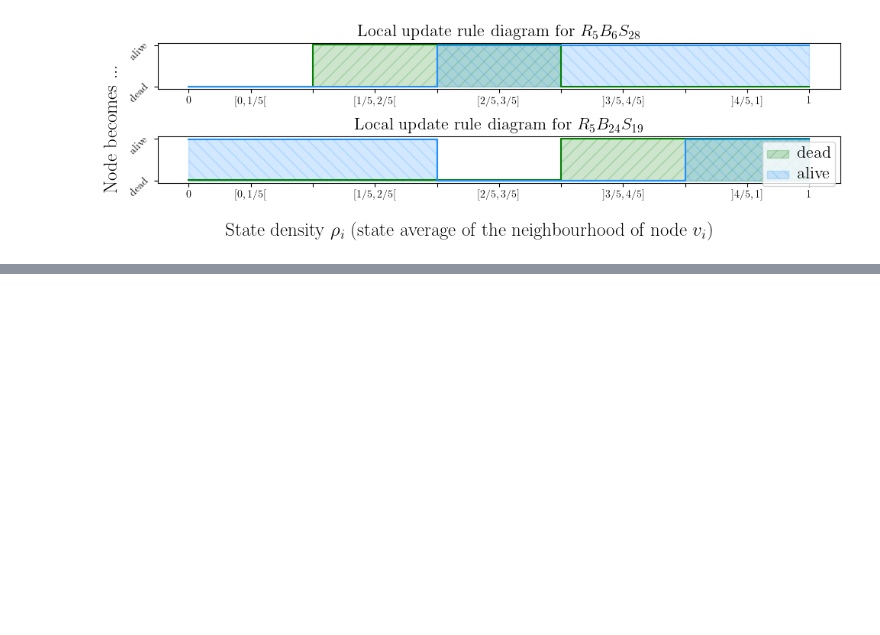
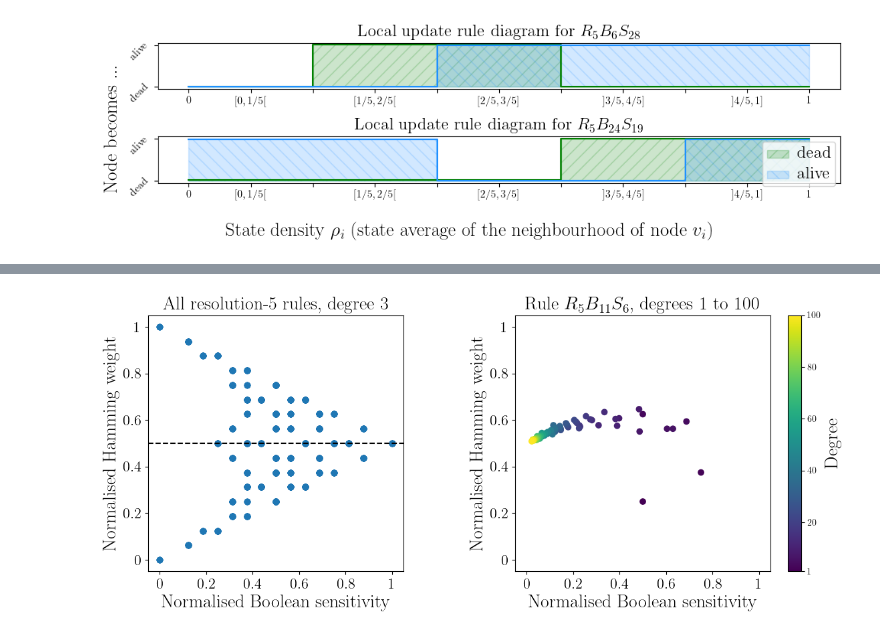
Before and after one commit to mrollier/network_automata_robustness, a Jupyter notebook: manuscript/generate_figures.ipynb, the cells around one changed output, grey strips where cells are left out. Cells and saved outputs as stored; diff of their text form; code cells hidden in the pictures; blank space fills up the shorter version.

```diff
--- a/manuscript/generate_figures.ipynb
+++ b/manuscript/generate_figures.ipynb
@@ -169,0 +245,58 @@ if SAVEFIG:
+# %%
+# let's compare the sensitivity with the Hamming weight for all NAs
+
+resolution = 5
+
+sigma=6
+beta=11
+max_degree = 100
+
+born_if = binary_indices(beta)
+survive_if = binary_indices(sigma)
+model_degrees = LLNA(resolution, x=born_if, y=survive_if, iso=True)
+
+HWs_degrees = []
+BSs_degrees = []
+for degree in range(1,max_degree+1):
+    HW = hamming_weight(resolution, born_if, survive_if, degree, norm=True, iso=True)
+    BS = boolean_sens(resolution, born_if, survive_if, degree, norm_degree=True, iso=True)
+    HWs_degrees.append(HW)
+    BSs_degrees.append(BS)
+# %%
+SAVEFIG=False
+savename='correlation-HW-BS.pdf'
+
+fig, axs = plt.subplots(1,2,figsize=(12,5))
+fontsize=20
+
+axs[0].scatter(BSs_rules, HWs_rules)
+axs[0].set_title(f"All resolution-{resolution} rules, degree {degree_rules}", fontsize=fontsize)
+axs[0].axhline(.5, color='black', linestyle='--')
+
+sc = axs[1].scatter(BSs_degrees, HWs_degrees, c=range(1, max_degree+1), cmap='viridis')
+axs[1].set_title(fr"Rule {model_degrees.__str__(latex=True)}, degrees $1$ to ${max_degree}$", fontsize=fontsize)
+
+# Add colorbar linked to the scatter plot
+cbar = fig.colorbar(sc, ax=axs[1], ticks=[1, 20, 40, 60, 80, 100])
+cbar.set_label("Degree", fontsize=fontsize)
+
+for ax in axs:
+    ax.set_xlabel("Normalised Boolean sensitivity", fontsize=fontsize)
+    ax.set_ylabel("Normalised Hamming weight", fontsize=fontsize)
+    ax.set_xlim([-0.05,1.05])
+    xticks = [0, .2, .4, .6, .8, 1]
+    yticks = xticks
+    ax.set_xticks(xticks)
+    ax.set_xticklabels(xticks, fontsize=fontsize-4)
+    ax.set_ylim([-0.05, 1.05])
+    ax.set_yticks(yticks)
+    ax.set_yticklabels(yticks, fontsize=fontsize-4)
+    ax.set_aspect(1.0)
+
+fig.tight_layout()
+
+
+if SAVEFIG:
+    plt.savefig(f'figures/{savename}', bbox_inches='tight')
+# %% [output]
+[figure, added]
```
Also changed, not shown: parts of 5 cells of this notebook, 3 other files.
